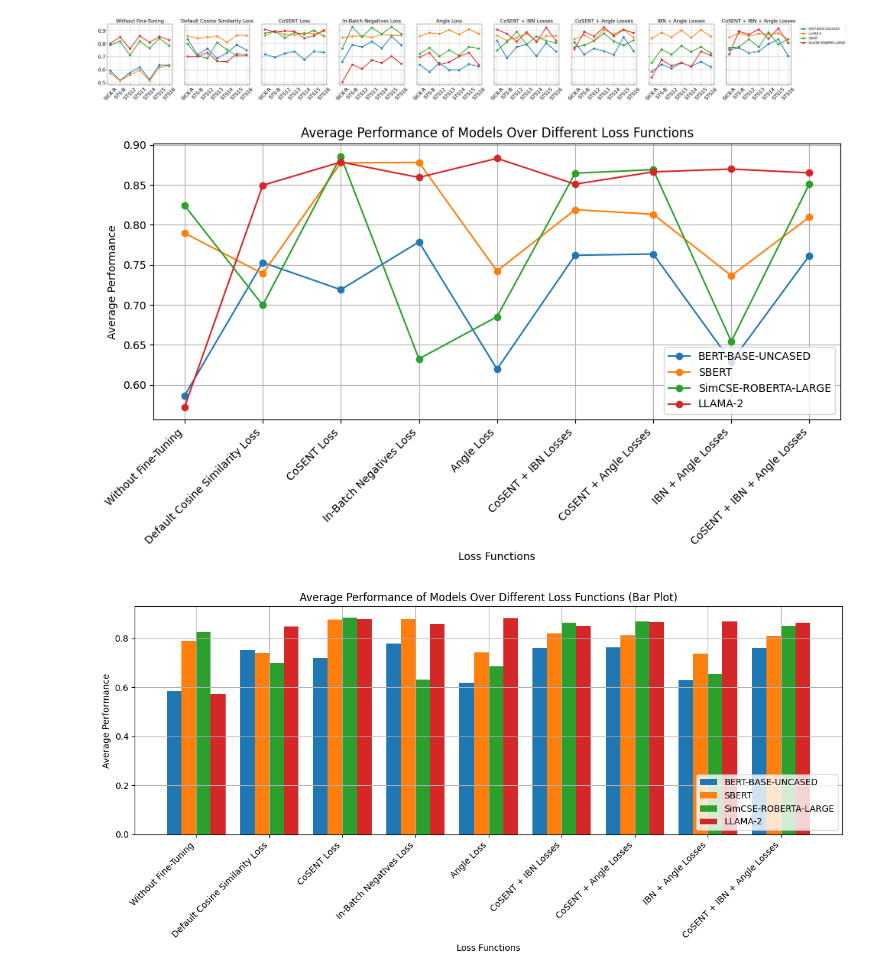
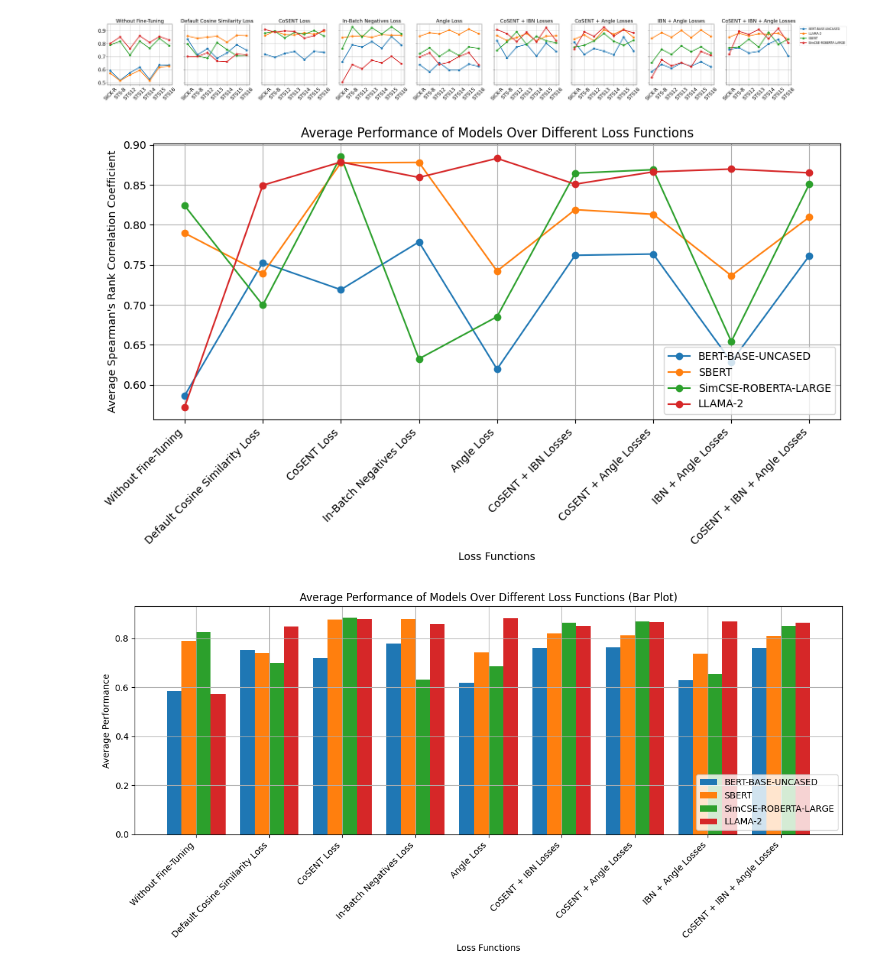
Before and after one commit to rahulsikder223/fine-tuning-llm, a Jupyter notebook: Code/nli_bert_llama_results_plots_senteval_sts.ipynb, the cells around one changed output. Saved outputs shown, nothing was run; the diff lists cells and outputs as text; code cells hidden in the pictures.

Commit message:
Plot label updated

```diff
--- a/Code/nli_bert_llama_results_plots_senteval_sts.ipynb
+++ b/Code/nli_bert_llama_results_plots_senteval_sts.ipynb
@@ -14,14 +14,14 @@ import seaborn as sns
 # %% [markdown]
 # Plot Functions
 # %%
-def plot_results_generic(np_data, models, objectives, legend_pos):
+def plot_results_generic(np_data, models, objectives, legend_pos, y_axis):
     plt.figure(figsize=(10, 6))
     mean = np.mean(np_data, axis=2)
     for model_idx, model_name in enumerate(models):
         plt.plot(objectives, mean[model_idx], marker='o', label=model_name)
 
     plt.xlabel('Loss Functions')
-    plt.ylabel('Average Performance')
+    plt.ylabel(y_axis)
     plt.title('Average Performance of Models Over Different Loss Functions')
     plt.xticks(rotation=45, ha='right')
     plt.legend(loc=legend_pos)
@@ -266,9 +266,9 @@ plot_datasets_obj_line(df_sts)
 # %% [output]
 [figure]
 # %%
-plot_results_generic(array_sts, models, objectives, legend_pos='lower right')
+plot_results_generic(array_sts, models, objectives, legend_pos='lower right', y_axis="Average Spearman's Rank Correlation Coefficient")
 # %% [output]
-[figure, old version]
+[figure, new version]
 # %%
 plot_results_generic_bar(array_sts, models, objectives)
 # %% [output]
```
Also changed, not shown: parts of 1 cell of this notebook.
